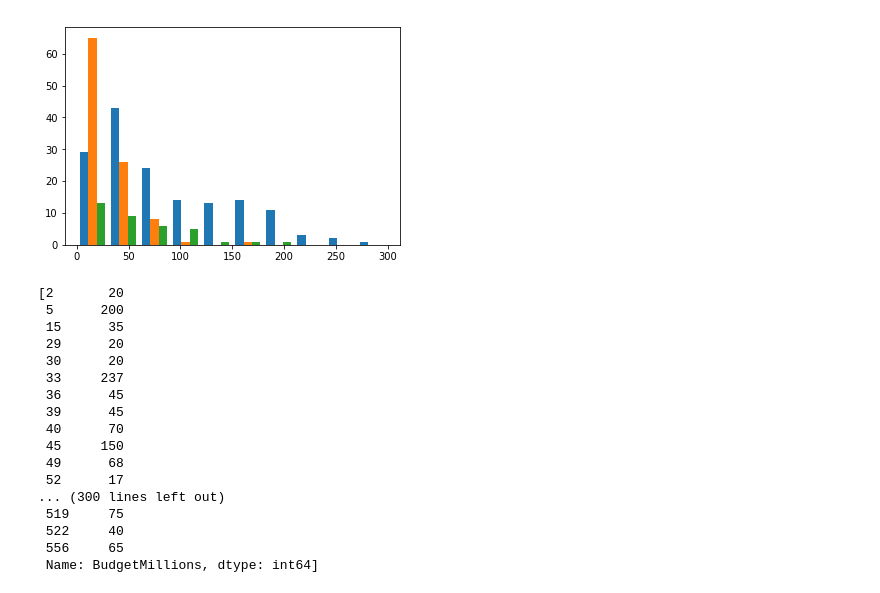
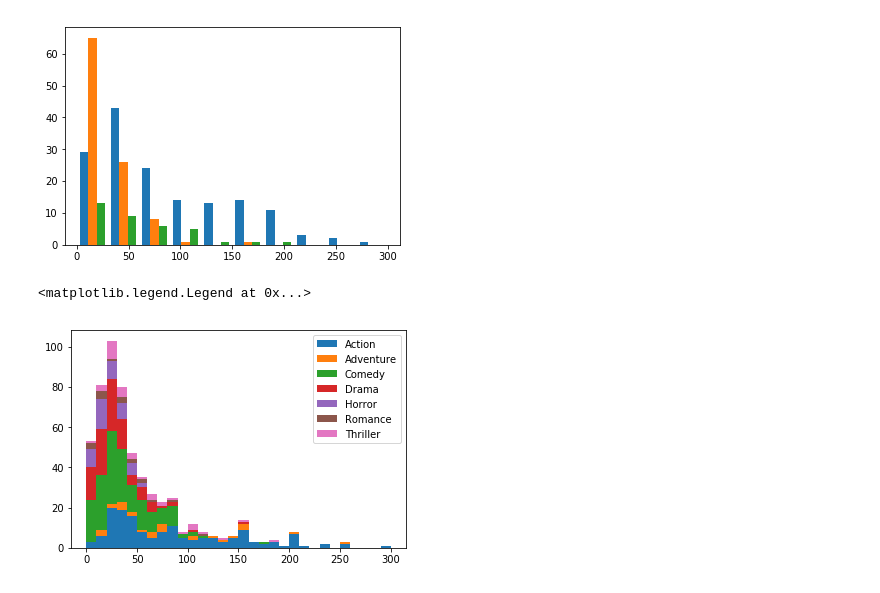
Before and after one commit to tedyeung/Python-, a Jupyter notebook: data_vizualization/Advance_Vizualization.ipynb, the cells around one changed output. Drawn from its saved outputs; the diff is of its cells as text; code cells hidden in the pictures.

```diff
--- a/data_vizualization/Advance_Vizualization.ipynb
+++ b/data_vizualization/Advance_Vizualization.ipynb
@@ -153,26 +153,14 @@ plt.show()
 # %% [output]
 [figure]
 # %%
+# loop and adding to the list
 l = list()
+mylabels = list()
 for gen in movies.Genre.cat.categories:
     l.append(movies[movies.Genre == gen].BudgetMillions)
+    mylabels.append(gen)
+h = plt.hist(l, bins=30, stacked=True, rwidth=1, label=mylabels)
+plt.legend()
+# %% [output]
+<matplotlib.legend.Legend at 0x...>
+[figure, added]
-# %%
-l
-# %% [output]
-[2       20
- 5      200
- 15      35
- 29      20
- 30      20
- 33     237
- 36      45
- 39      45
- 40      70
- 45     150
- 49      68
- 52      17
-... (300 lines left out)
- 519     75
- 522     40
- 556     65
- Name: BudgetMillions, dtype: int64]
```
